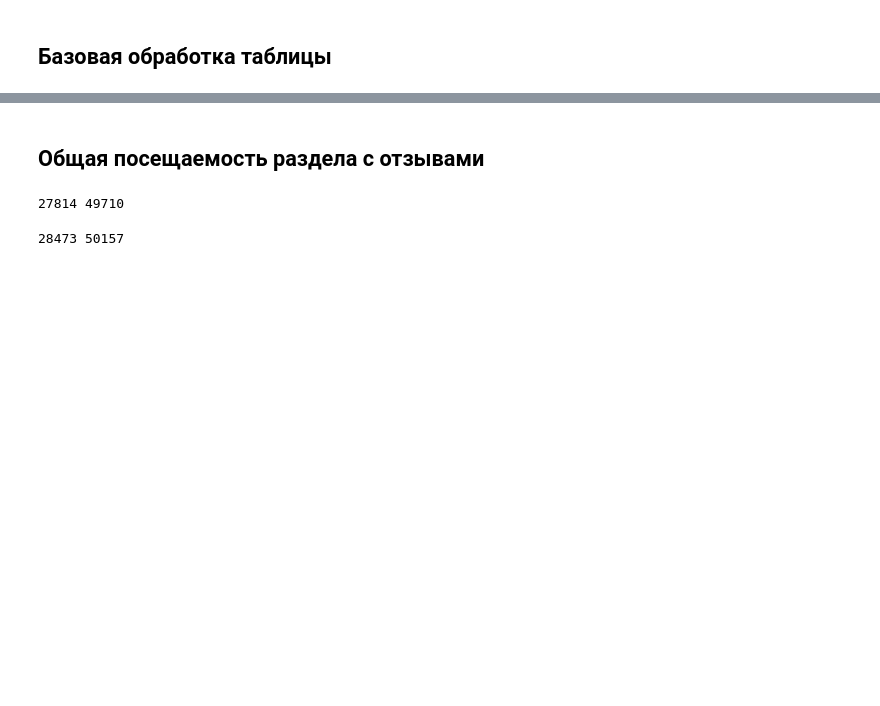
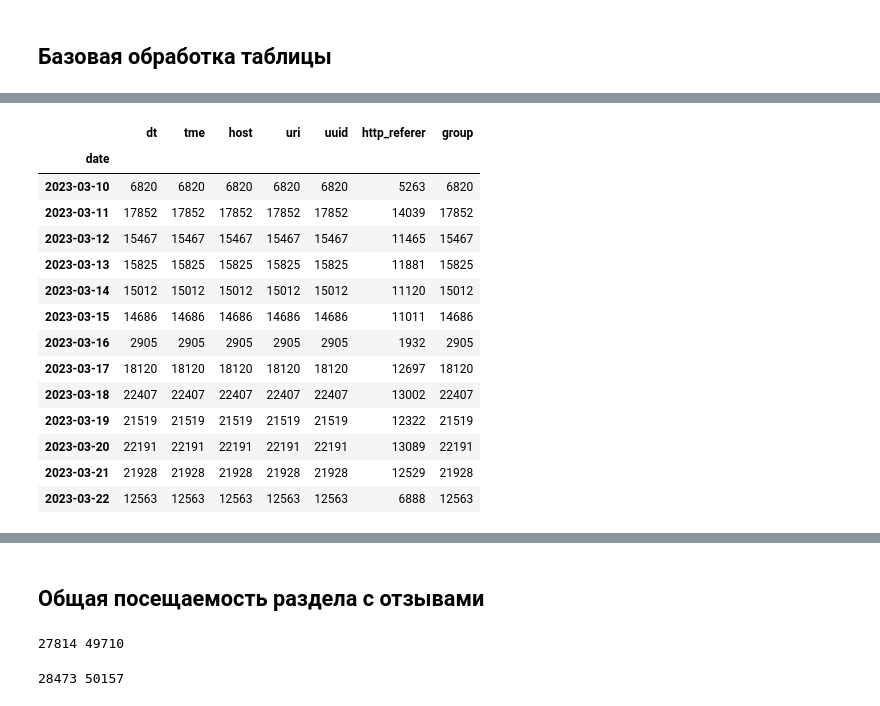
Before and after one commit to m-andreevmark/Portfolio, a Jupyter notebook: Такие разные конверсии.ipynb, the cells around one changed output, grey strips where cells are left out. Cells and saved outputs as stored; diff of their text form; code cells hidden in the pictures; blank space fills up the shorter version.

```diff
--- a/Такие разные конверсии.ipynb
+++ b/Такие разные конверсии.ipynb
@@ -55,0 +41,18 @@ DF["date"] = DF["tme"].dt.to_period("D") # добавление столбца
+# %%
+DF.groupby('date').count() # нахолим аномально низкое количество событий 2023-03-16
+# %% [output]
+|  | dt | tme | host | uri | uuid | http_referer | group |
+| date |  |  |  |  |  |  |  |
+| 2023-03-10 | 6820 | 6820 | 6820 | 6820 | 6820 | 5263 | 6820 |
+| 2023-03-11 | 17852 | 17852 | 17852 | 17852 | 17852 | 14039 | 17852 |
+| 2023-03-12 | 15467 | 15467 | 15467 | 15467 | 15467 | 11465 | 15467 |
+| 2023-03-13 | 15825 | 15825 | 15825 | 15825 | 15825 | 11881 | 15825 |
+| 2023-03-14 | 15012 | 15012 | 15012 | 15012 | 15012 | 11120 | 15012 |
+| 2023-03-15 | 14686 | 14686 | 14686 | 14686 | 14686 | 11011 | 14686 |
+| 2023-03-16 | 2905 | 2905 | 2905 | 2905 | 2905 | 1932 | 2905 |
+| 2023-03-17 | 18120 | 18120 | 18120 | 18120 | 18120 | 12697 | 18120 |
+| 2023-03-18 | 22407 | 22407 | 22407 | 22407 | 22407 | 13002 | 22407 |
+| 2023-03-19 | 21519 | 21519 | 21519 | 21519 | 21519 | 12322 | 21519 |
+| 2023-03-20 | 22191 | 22191 | 22191 | 22191 | 22191 | 13089 | 22191 |
+| 2023-03-21 | 21928 | 21928 | 21928 | 21928 | 21928 | 12529 | 21928 |
+| 2023-03-22 | 12563 | 12563 | 12563 | 12563 | 12563 | 6888 | 12563 |
```
Also changed, not shown: parts of 42 cells of this notebook.
